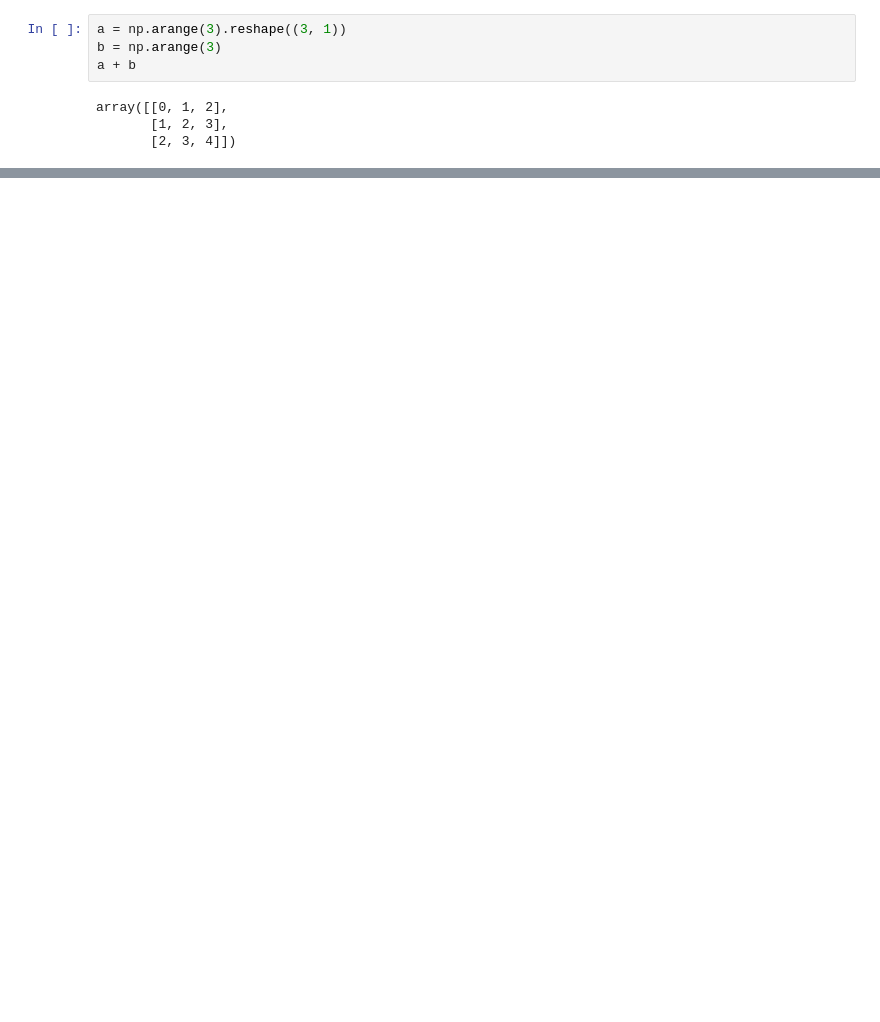
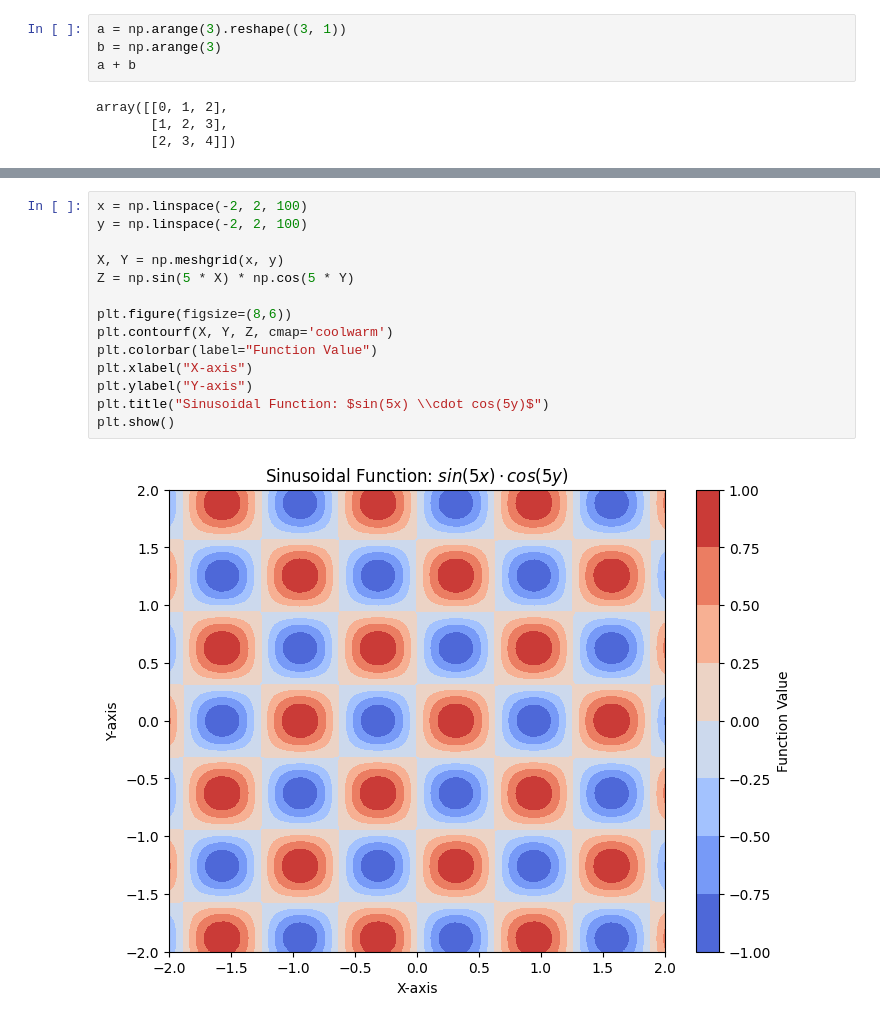
Before and after one commit to vedantxn/Data-Science, a Jupyter notebook: NumPy/broadcasting.ipynb, the cells around one changed output, grey strips where cells are left out. Drawn from its saved outputs; the diff is of its cells as text; blank space fills up the shorter version.

```diff
--- a/NumPy/broadcasting.ipynb
+++ b/NumPy/broadcasting.ipynb
@@ -95,0 +142,16 @@ plt.colorbar();
+# %%
+x = np.linspace(-2, 2, 100)
+y = np.linspace(-2, 2, 100)
+
+X, Y = np.meshgrid(x, y)
+Z = np.sin(5 * X) * np.cos(5 * Y)
+
+plt.figure(figsize=(8,6))
+plt.contourf(X, Y, Z, cmap='coolwarm')
+plt.colorbar(label="Function Value")
+plt.xlabel("X-axis")
+plt.ylabel("Y-axis")
+plt.title("Sinusoidal Function: $sin(5x) \\cdot cos(5y)$")
+plt.show()
+# %% [output]
+[figure, added]
```
Also changed, not shown: parts of 17 cells of this notebook, 1 other file.
